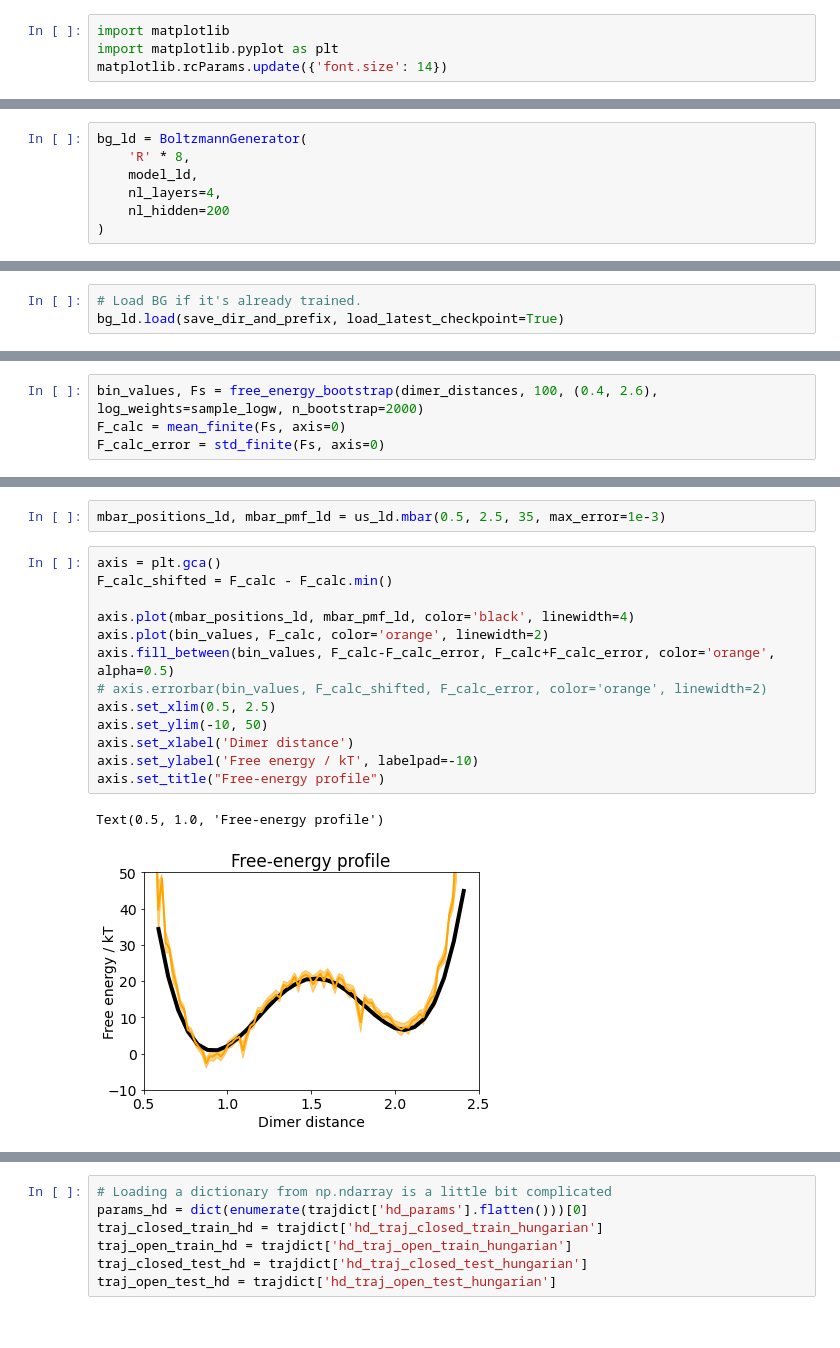
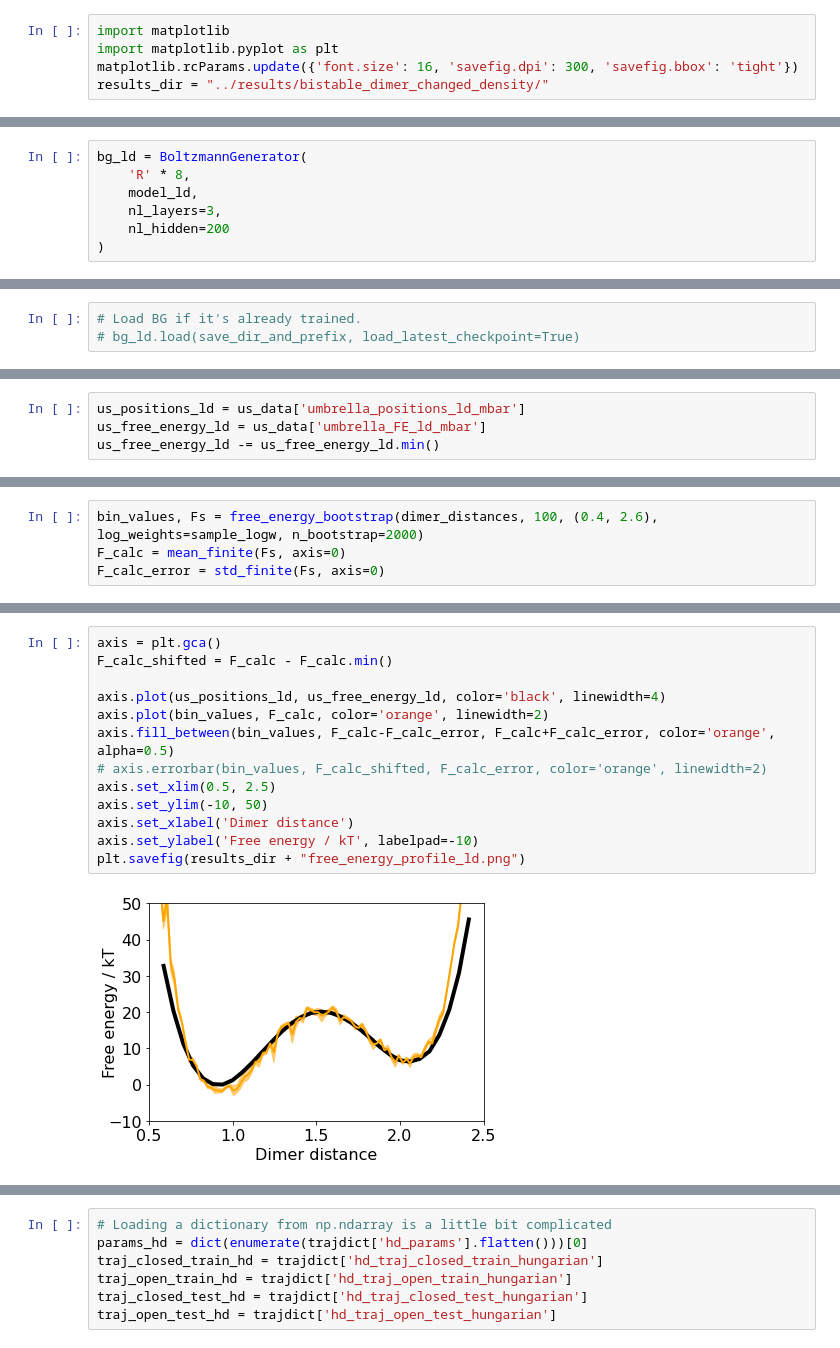
Before and after one commit to auhliarik/boltzmann-generators, a Jupyter notebook: notebooks/particle_dimer_changed_density.ipynb, the cells around one changed output, grey strips where cells are left out. Saved outputs shown, nothing was run; the diff lists cells and outputs as text.

Commit message:
Add final version of notebooks for bistable dimer with changed solvent density

```diff
--- a/notebooks/particle_dimer_changed_density.ipynb
+++ b/notebooks/particle_dimer_changed_density.ipynb
@@ -5,7 +7,8 @@ import scipy
 # %%
 import matplotlib
 import matplotlib.pyplot as plt
-matplotlib.rcParams.update({'font.size': 14})
+matplotlib.rcParams.update({'font.size': 16, 'savefig.dpi': 300, 'savefig.bbox': 'tight'})
+results_dir = "../results/bistable_dimer_changed_density/"
 # %%
 import sys
 sys.path.insert(0,'..')
@@ -67,7 +67,7 @@ Construct Boltzmann generator
 bg_ld = BoltzmannGenerator(
     'R' * 8,
     model_ld,
-    nl_layers=4,
+    nl_layers=3,
     nl_hidden=200
 )
 # %% [output]
@@ -175,7 +175,7 @@ training_schedule = [
 ## Training
 # %%
 # Load BG if it's already trained.
-bg_ld.load(save_dir_and_prefix, load_latest_checkpoint=True)
+# bg_ld.load(save_dir_and_prefix, load_latest_checkpoint=True)
 # %%
 training_dataset = training_dataset_ld
 validation_dataset = validation_dataset_ld
@@ -429,3 +420,7 @@ Calculate free energy profile along dimer distance using BG.
+# %%
+us_positions_ld = us_data['umbrella_positions_ld_mbar']
+us_free_energy_ld = us_data['umbrella_FE_ld_mbar']
+us_free_energy_ld -= us_free_energy_ld.min()
 # %%
 _, sample_x, _, _, sample_logw = bg_ld.sample(200000)
 dimer_distances = model_ld.dimer_distance(sample_x)
@@ -473,19 +431,16 @@ Umbrella 70 / 70
-# %%
-mbar_positions_ld, mbar_pmf_ld = us_ld.mbar(0.5, 2.5, 35, max_error=1e-3)
 # %%
 axis = plt.gca()
 F_calc_shifted = F_calc - F_calc.min()
 
-axis.plot(mbar_positions_ld, mbar_pmf_ld, color='black', linewidth=4)
+axis.plot(us_positions_ld, us_free_energy_ld, color='black', linewidth=4)
 axis.plot(bin_values, F_calc, color='orange', linewidth=2)
 axis.fill_between(bin_values, F_calc-F_calc_error, F_calc+F_calc_error, color='orange', alpha=0.5)
 # axis.errorbar(bin_values, F_calc_shifted, F_calc_error, color='orange', linewidth=2)
 axis.set_xlim(0.5, 2.5)
 axis.set_ylim(-10, 50)
 axis.set_xlabel('Dimer distance')
 axis.set_ylabel('Free energy / kT', labelpad=-10)
-axis.set_title("Free-energy profile")
+plt.savefig(results_dir + "free_energy_profile_ld.png")
 # %% [output]
-Text(0.5, 1.0, 'Free-energy profile')
-[figure, old version]
+[figure, new version]
 # %% [markdown]
```
Also changed, not shown: parts of 36 cells of this notebook, 1 other file.
